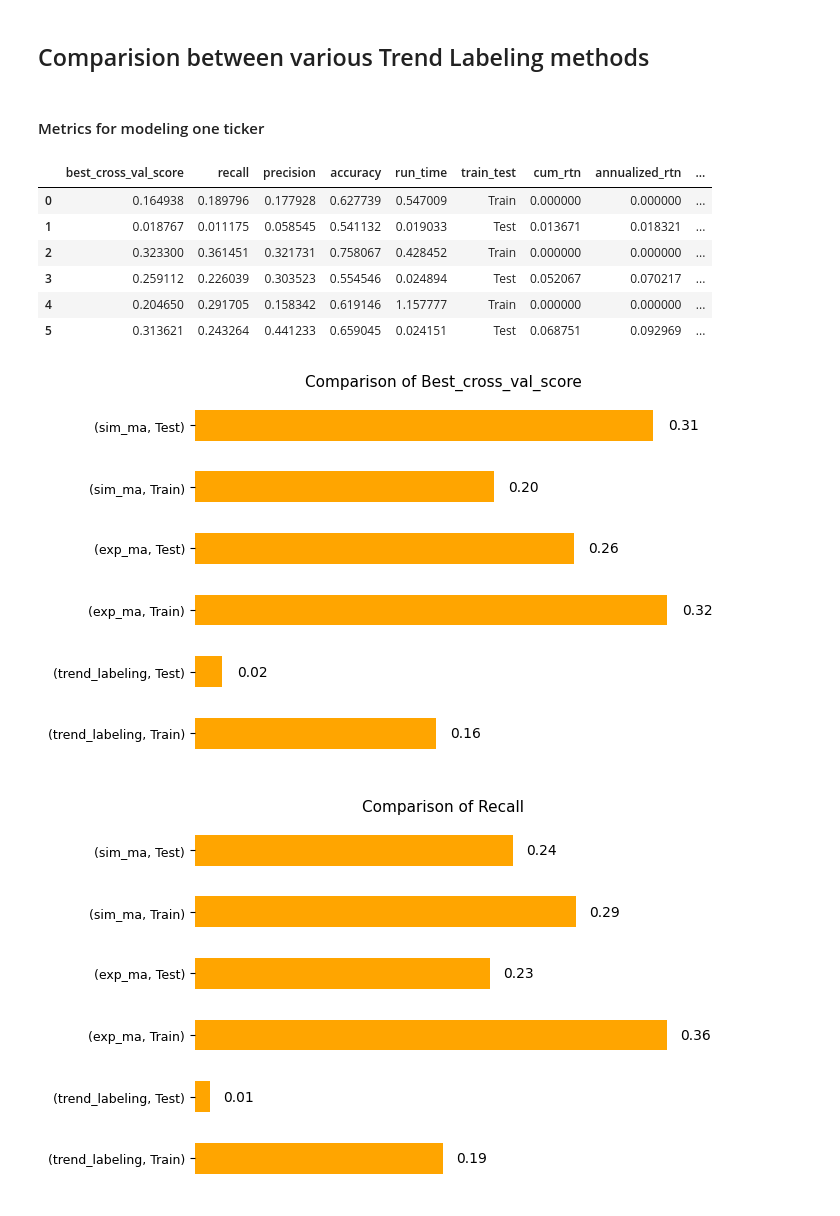
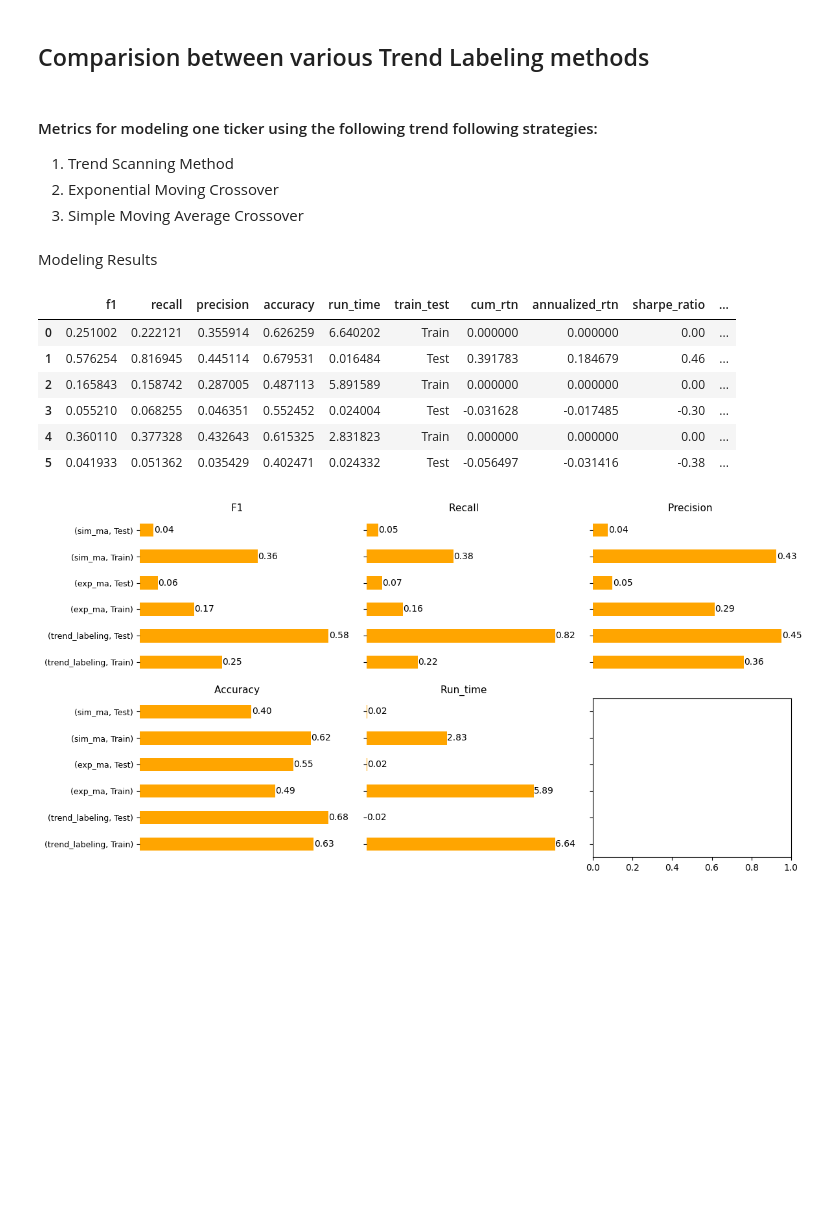
Before and after one commit to waikho/MADS_Capstone, a Jupyter notebook: ML/labeling.ipynb, the cells around one changed output. Drawn from its saved outputs; the diff is of its cells as text; code cells hidden in the pictures; blank space fills up the shorter version.

```diff
--- a/ML/labeling.ipynb
+++ b/ML/labeling.ipynb
@@ -11,8 +13,11 @@ import warnings
 warnings.filterwarnings('ignore')
 # %% [markdown]
 ## Comparision between various Trend Labeling methods
-# %% [markdown]
-#### Metrics for modeling one ticker
+# %% [markdown]
+#### Metrics for modeling one ticker using the following trend following strategies:
+1. Trend Scanning Method
+2. Exponential Moving Crossover
+3. Simple Moving Average Crossover
 # %%
 methods = ['trend_labeling', 'exp_ma', 'sim_ma']
 
@@ -20,7 +25,7 @@ clfs = {}
 model_metrics_df = pd.DataFrame()
 
 for method in methods:
-    clf, model_metrics = get_one_model('GLP', method=method)
+    clf, model_metrics = get_one_model('EGRX', method=method)
     clfs[method] = clf
     model_metrics_df = pd.concat([model_metrics_df, model_metrics], ignore_index=True)
 # %%
@@ -30,20 +35,21 @@ model_metrics_tbl = model_metrics_df.drop(['symbol', 'type', 'best_model', 'perf
                                            'SPY_st_date', 'SPY_en_date',
                                            ]
                                            , axis=1)
+# %% [markdown]
+Modeling Results
 # %%
 model_metrics_tbl
 # %% [output]
-|  | best_cross_val_score | recall | precision | accuracy | run_time | train_test | cum_rtn | annualized_rtn | ... |
-| 0 | 0.164938 | 0.189796 | 0.177928 | 0.627739 | 0.547009 | Train | 0.000000 | 0.000000 | ... |
-| 1 | 0.018767 | 0.011175 | 0.058545 | 0.541132 | 0.019033 | Test | 0.013671 | 0.018321 | ... |
-| 2 | 0.323300 | 0.361451 | 0.321731 | 0.758067 | 0.428452 | Train | 0.000000 | 0.000000 | ... |
-| 3 | 0.259112 | 0.226039 | 0.303523 | 0.554546 | 0.024894 | Test | 0.052067 | 0.070217 | ... |
-| 4 | 0.204650 | 0.291705 | 0.158342 | 0.619146 | 1.157777 | Train | 0.000000 | 0.000000 | ... |
-| 5 | 0.313621 | 0.243264 | 0.441233 | 0.659045 | 0.024151 | Test | 0.068751 | 0.092969 | ... |
+|  | f1 | recall | precision | accuracy | run_time | train_test | cum_rtn | annualized_rtn | sharpe_ratio | ... |
+| 0 | 0.251002 | 0.222121 | 0.355914 | 0.626259 | 6.640202 | Train | 0.000000 | 0.000000 | 0.00 | ... |
+| 1 | 0.576254 | 0.816945 | 0.445114 | 0.679531 | 0.016484 | Test | 0.391783 | 0.184679 | 0.46 | ... |
+| 2 | 0.165843 | 0.158742 | 0.287005 | 0.487113 | 5.891589 | Train | 0.000000 | 0.000000 | 0.00 | ... |
+| 3 | 0.055210 | 0.068255 | 0.046351 | 0.552452 | 0.024004 | Test | -0.031628 | -0.017485 | -0.30 | ... |
+| 4 | 0.360110 | 0.377328 | 0.432643 | 0.615325 | 2.831823 | Train | 0.000000 | 0.000000 | 0.00 | ... |
+| 5 | 0.041933 | 0.051362 | 0.035429 | 0.402471 | 0.024332 | Test | -0.056497 | -0.031416 | -0.38 | ... |
 # %%
 model_metrics_tbl_temp = model_metrics_tbl.set_index(['method', 'train_test'])
 
-viz.plot_model_metrics(model_metrics_tbl_temp[['best_cross_val_score','recall','precision','accuracy','run_time']])
+viz.plot_model_metrics_grid(model_metrics_tbl_temp[['f1','recall','precision','accuracy','run_time']])
 # %% [output]
-[figure, old version]
+[figure, new version]
-[figure, removed]
```
Also changed, not shown: parts of 19 cells of this notebook, 18 other files.
